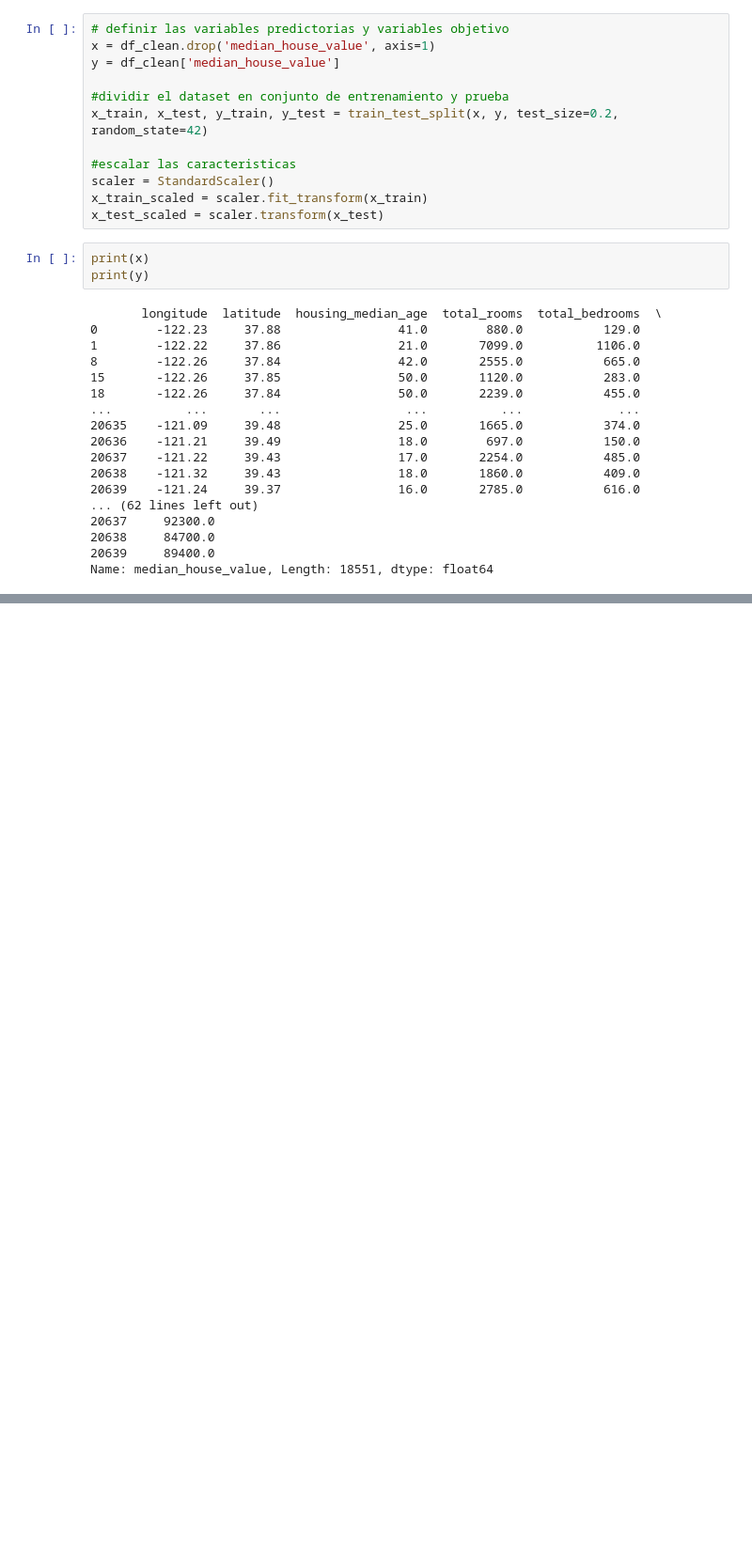
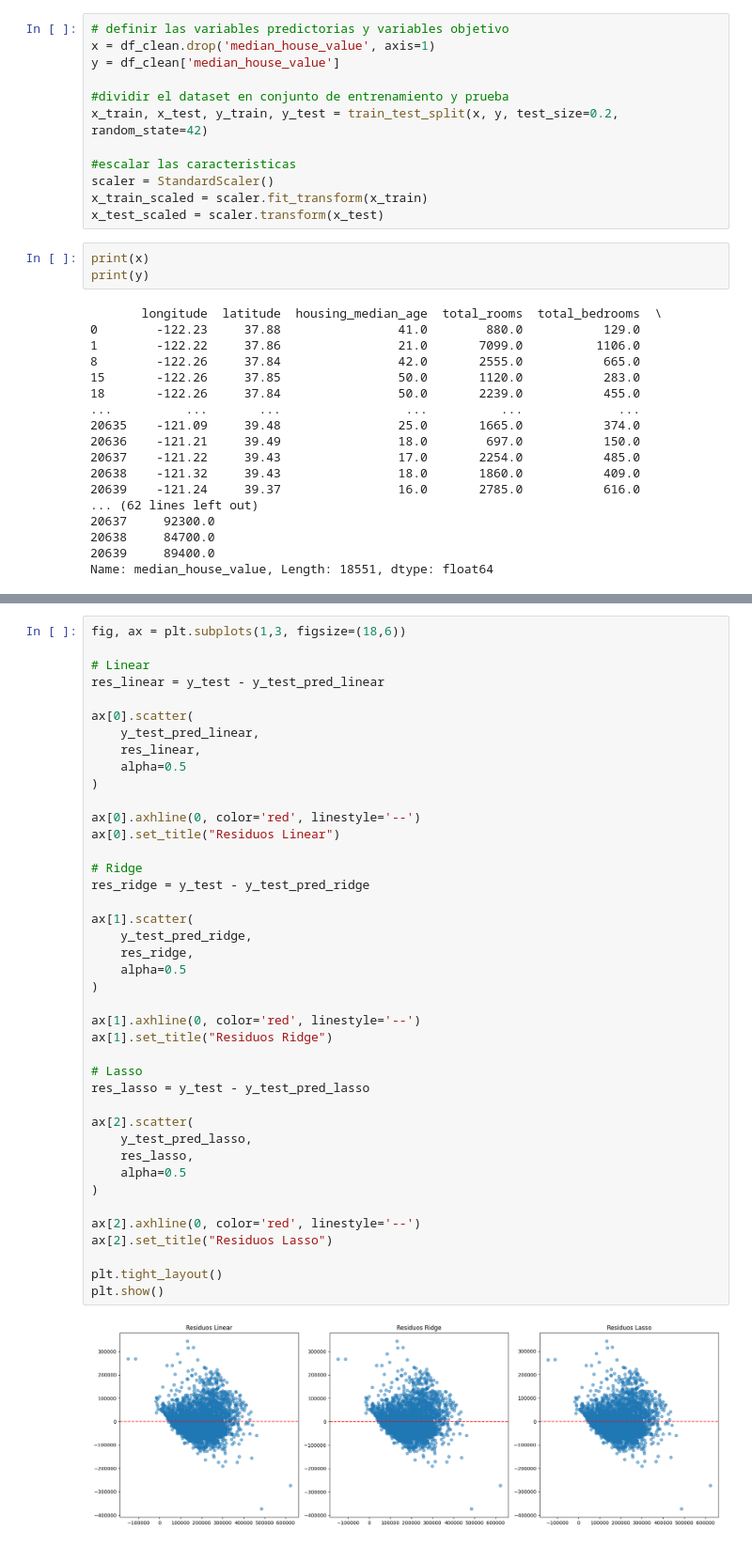
Before and after one commit to Vanship77/cuadernoIA2026, a Jupyter notebook: EJERCICIO PRACTICO CALIFORNIA HOUSING PRICES.ipynb, the cells around one changed output, grey strips where cells are left out. Shown at 94% size. Cells and saved outputs as stored; diff of their text form; blank space fills up the shorter version.

```diff
--- a/EJERCICIO PRACTICO CALIFORNIA HOUSING PRICES.ipynb
+++ b/EJERCICIO PRACTICO CALIFORNIA HOUSING PRICES.ipynb
@@ -990,0 +1084,43 @@ Name: count, dtype: int64
+# %%
+fig, ax = plt.subplots(1,3, figsize=(18,6))
+
+# Linear
+res_linear = y_test - y_test_pred_linear
+
+ax[0].scatter(
+    y_test_pred_linear,
+    res_linear,
+    alpha=0.5
+)
+
+ax[0].axhline(0, color='red', linestyle='--')
+ax[0].set_title("Residuos Linear")
+
+# Ridge
+res_ridge = y_test - y_test_pred_ridge
+
+ax[1].scatter(
+    y_test_pred_ridge,
+    res_ridge,
+    alpha=0.5
+)
+
+ax[1].axhline(0, color='red', linestyle='--')
+ax[1].set_title("Residuos Ridge")
+
+# Lasso
+res_lasso = y_test - y_test_pred_lasso
+
+ax[2].scatter(
+    y_test_pred_lasso,
+    res_lasso,
+    alpha=0.5
+)
+
+ax[2].axhline(0, color='red', linestyle='--')
+ax[2].set_title("Residuos Lasso")
+
+plt.tight_layout()
+plt.show()
+# %% [output]
+[figure, added]
```
Also changed, not shown: parts of 30 cells of this notebook, 8 other files.
